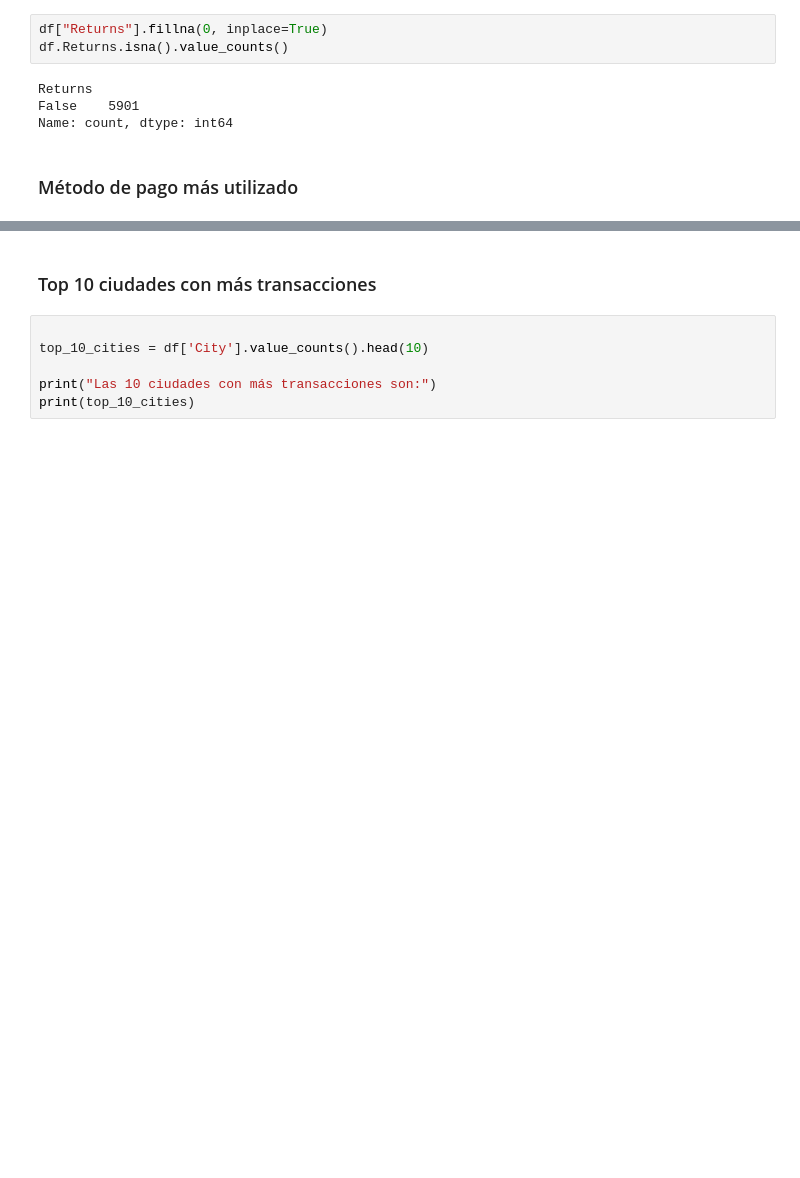
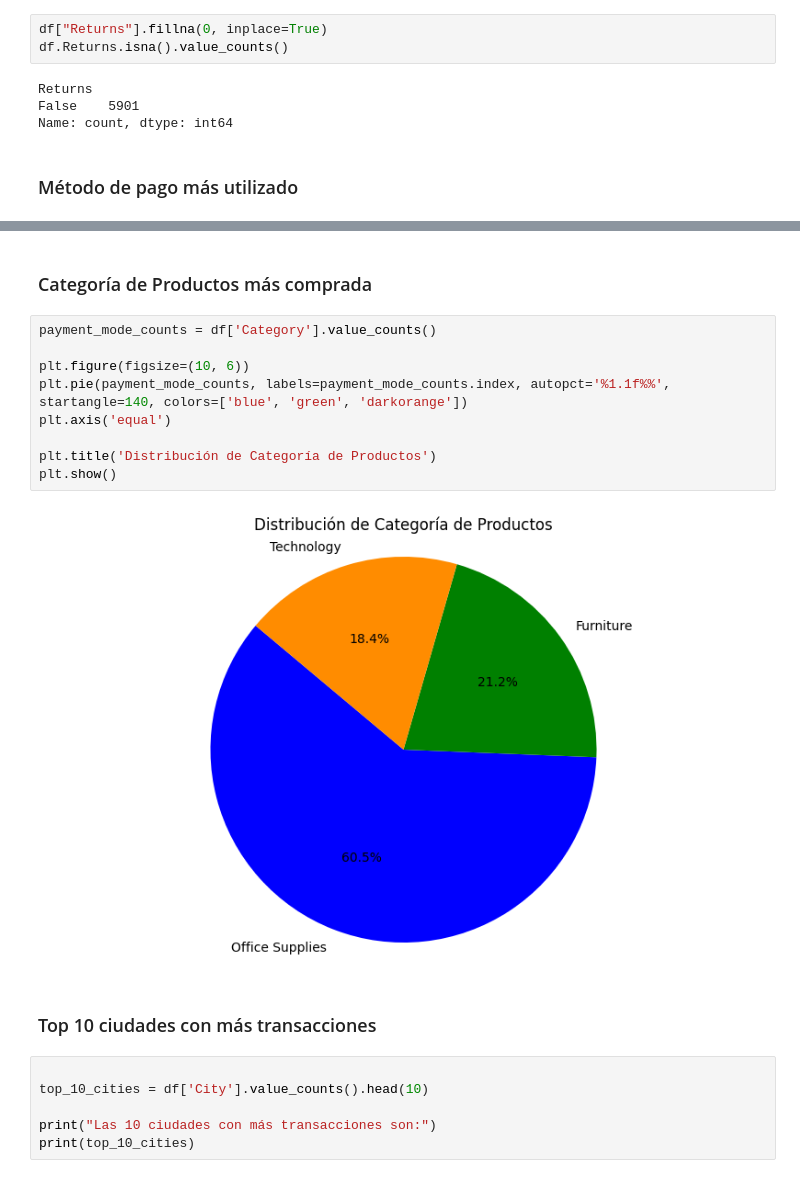
Before and after one commit to JDavidOG/DAAD, a Jupyter notebook: Practica 4/CLean_Dataset.ipynb, the cells around one changed output, grey strips where cells are left out. Drawn from its saved outputs; the diff is of its cells as text; blank space fills up the shorter version.

```diff
--- a/Practica 4/CLean_Dataset.ipynb
+++ b/Practica 4/CLean_Dataset.ipynb
@@ -72,6 +69,19 @@ plt.title('Distribución de Modos de Pago')
 plt.show()
 # %% [output]
 [figure]
+# %% [markdown]
+### Categoría de Productos más comprada
+# %%
+payment_mode_counts = df['Category'].value_counts()
+
+plt.figure(figsize=(10, 6))
+plt.pie(payment_mode_counts, labels=payment_mode_counts.index, autopct='%1.1f%%', startangle=140, colors=['blue', 'green', 'darkorange'])
+plt.axis('equal')
+
+plt.title('Distribución de Categoría de Productos')
+plt.show()
+# %% [output]
+[figure, added]
 # %% [markdown]
 ### Top 10 ciudades con más transacciones
 # %%
```
Also changed, not shown: parts of 1 cell of this notebook.
